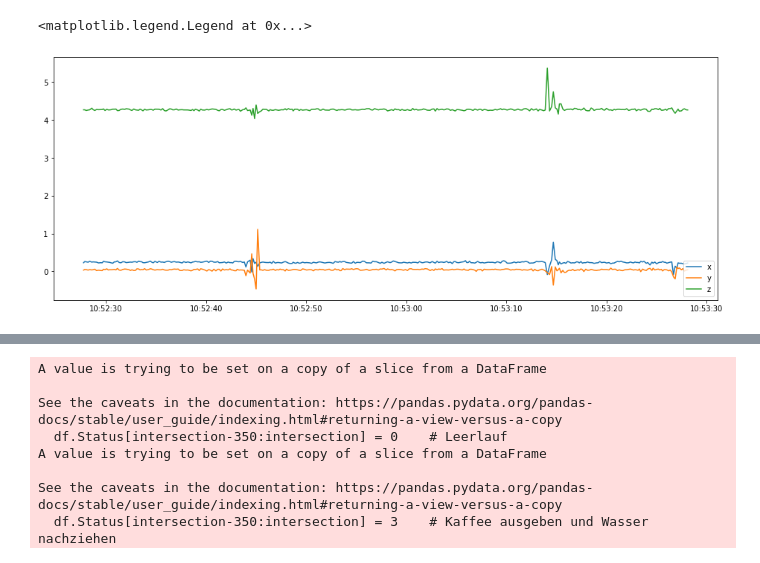
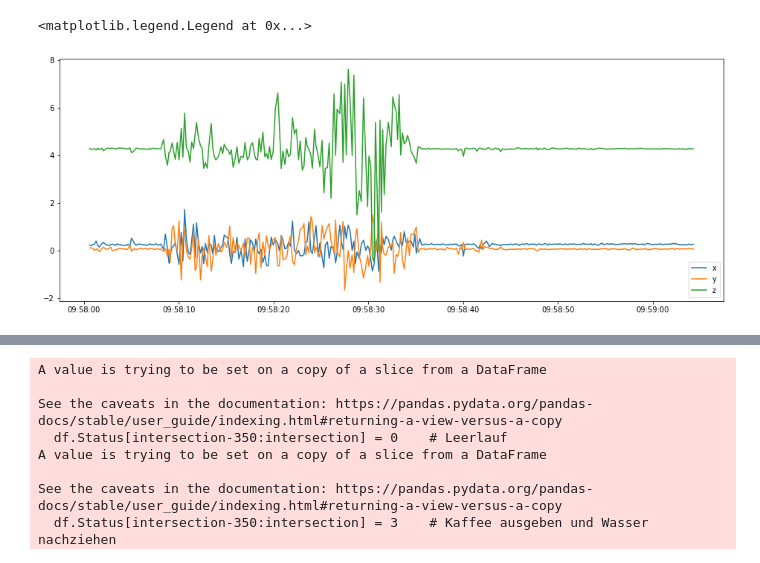
Before and after one commit to juliansaar/Innoprojekt, a Jupyter notebook: Kaffee_Zustandserkennung.ipynb, the cells around one changed output, grey strips where cells are left out. Drawn from its saved outputs; the diff is of its cells as text; code cells hidden in the pictures.

Commit message:
kaffee alles sortiert

```diff
--- a/Kaffee_Zustandserkennung.ipynb
+++ b/Kaffee_Zustandserkennung.ipynb
@@ -39,4 +14,0 @@ df[5780:5800]
-# %%
-df = df.iloc[5791:]
-# %%
-df.reset_index(inplace=True, drop=True)
@@ -73,3 +34,0 @@ for intersection in range(6200,6400):
-# %%
-# Spalte Status definieren, der später für jede Situation einen anderen Wert annimmt
-df['Status'] = 0
@@ -116,11 +120,12 @@ print(count)
 # %%
-# Ausschnitt bei dem Kaffee gemacht wird
+# Ausschnitt, wo Kaffee gemacht wird
+intersection = 1486400 - 5791
 fig, ax = plt.subplots(figsize=(16,6))
 ax.plot(df.time[intersection-350 : intersection], df.x[intersection-350 : intersection], label="x")
 ax.plot(df.time[intersection-350 : intersection], df.y[intersection-350 : intersection], label='y')
 ax.plot(df.time[intersection-350 : intersection], df.z[intersection-350 : intersection], label='z')
 
 plt.legend(loc=4)
 # %% [output]
 <matplotlib.legend.Legend at 0x...>
-[figure, old version]
+[figure, new version]
```
Also changed, not shown: parts of 23 cells of this notebook, 2 other files.
